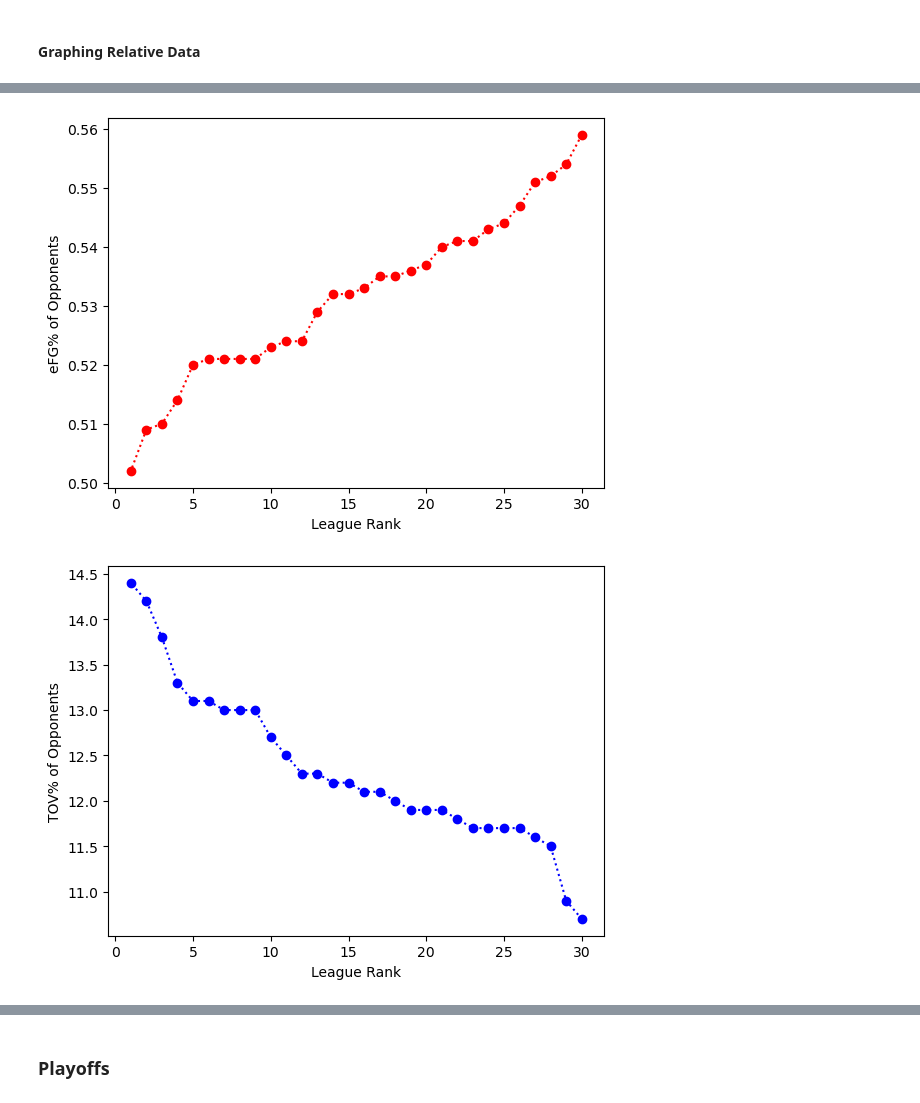
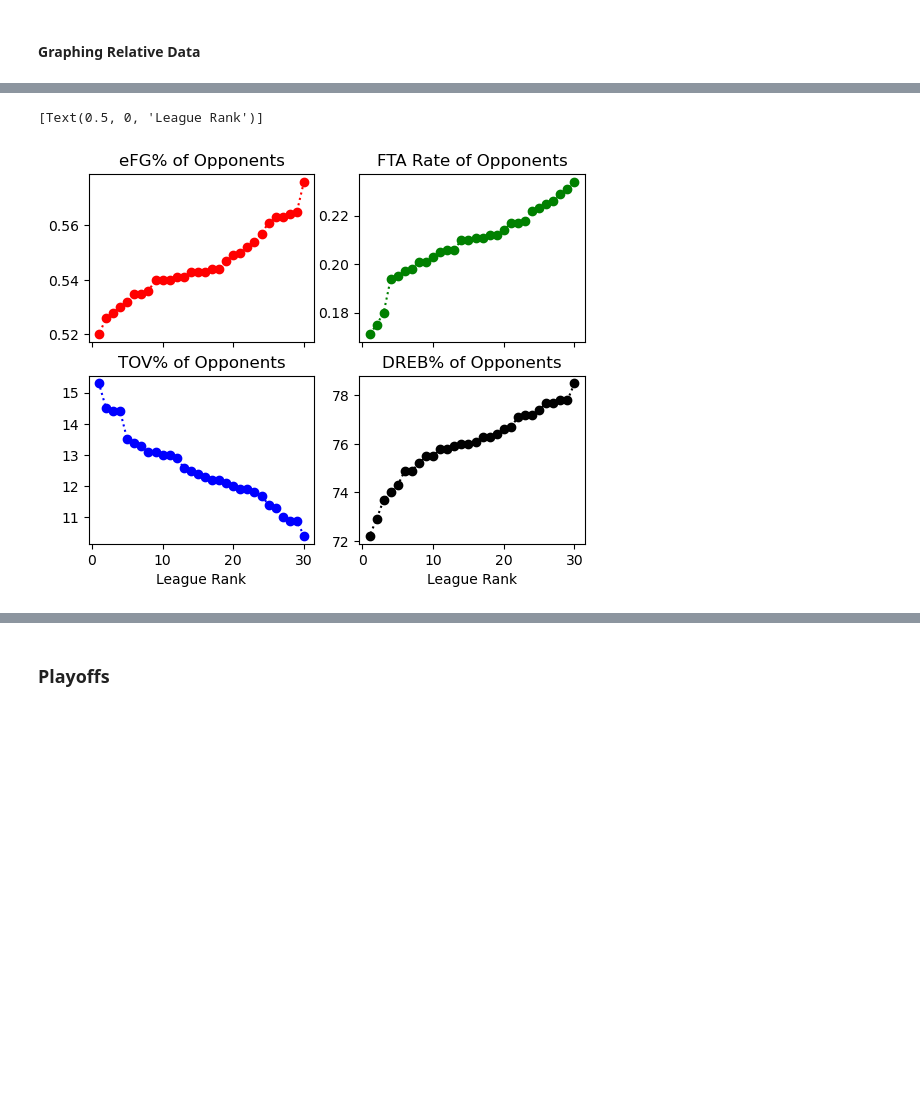
Before and after one commit to shrianshChari/nba-predict, a Jupyter notebook: getting_csv.ipynb, the cells around one changed output, grey strips where cells are left out. Cells and saved outputs as stored; diff of their text form; code cells hidden in the pictures; blank space fills up the shorter version.

```diff
--- a/getting_csv.ipynb
+++ b/getting_csv.ipynb
@@ -110,2 +119,4 @@ Wrote to csv/regseason/21_22.csv.
 # %% [markdown]
 #### Graphing Relative Data
+# %%
+graph_data = f'csv/regseason/{get_last_year_digits(end_year - 2)}_{get_last_year_digits(end_year - 1)}.csv'
@@ -112,5 +127,5 @@ Wrote to csv/regseason/21_22.csv.
 # %%
-table = pd.read_csv('csv/regseason/21_22.csv')
+table = pd.read_csv(graph_data)
 # %%
 add_rel_cols(table)
 # %%
@@ -169,25 +193,26 @@ plt.show()
 # %%
 # Defensive Rankings
-opp_efg_points = table['OppeFG%'].sort_values(ascending = False)
-opp_tov_points = table['OppTOV%'].sort_values(ascending = True)
-opp_fta_points = table['OppFTARate'].sort_values(ascending = False)
-opp_dreb_points = table['OppDREB%'].sort_values(ascending = False)
-plt.plot(xpoints, opp_efg_points, 'o:r')
-plt.xlabel('League Rank')
-plt.ylabel('eFG% of Opponents')
-plt.show()
-plt.plot(xpoints, opp_tov_points, 'o:b')
-plt.xlabel('League Rank')
-plt.ylabel('TOV% of Opponents')
-plt.show()
-plt.plot(xpoints, opp_fta_points, 'o:g')
-plt.xlabel('League Rank')
-plt.ylabel('FTA Rate of Opponents')
-plt.show()
-plt.plot(xpoints, opp_dreb_points, 'o:k')
-plt.xlabel('League Rank')
-plt.ylabel('DREB% of Opponents')
-plt.show()
+fig, ax = plt.subplots(2, 2)
+
+efg_plt = ax[0, 0]
+efg_plt.plot(xpoints, opp_efg_points, 'o:r')
+efg_plt.set_xticklabels([])
+efg_plt.set_title('eFG% of Opponents')
+
+tov_plt = ax[1, 0]
+tov_plt.plot(xpoints, opp_tov_points, 'o:b')
+tov_plt.set_title('TOV% of Opponents')
+tov_plt.set(xlabel='League Rank')
+
+fta_plt = ax[0, 1]
+fta_plt.plot(xpoints, opp_fta_points, 'o:g')
+fta_plt.set_xticklabels([])
+fta_plt.set_title('FTA Rate of Opponents')
+
+oreb_plt = ax[1, 1]
+oreb_plt.plot(xpoints, opp_dreb_points, 'o:k')
+oreb_plt.set_title('DREB% of Opponents')
+oreb_plt.set(xlabel='League Rank')
 # %% [output]
+[Text(0.5, 0, 'League Rank')]
-[figure, old version]
+[figure, new version]
-[figure, removed]
```
Also changed, not shown: parts of 80 cells of this notebook, 4 other files.
